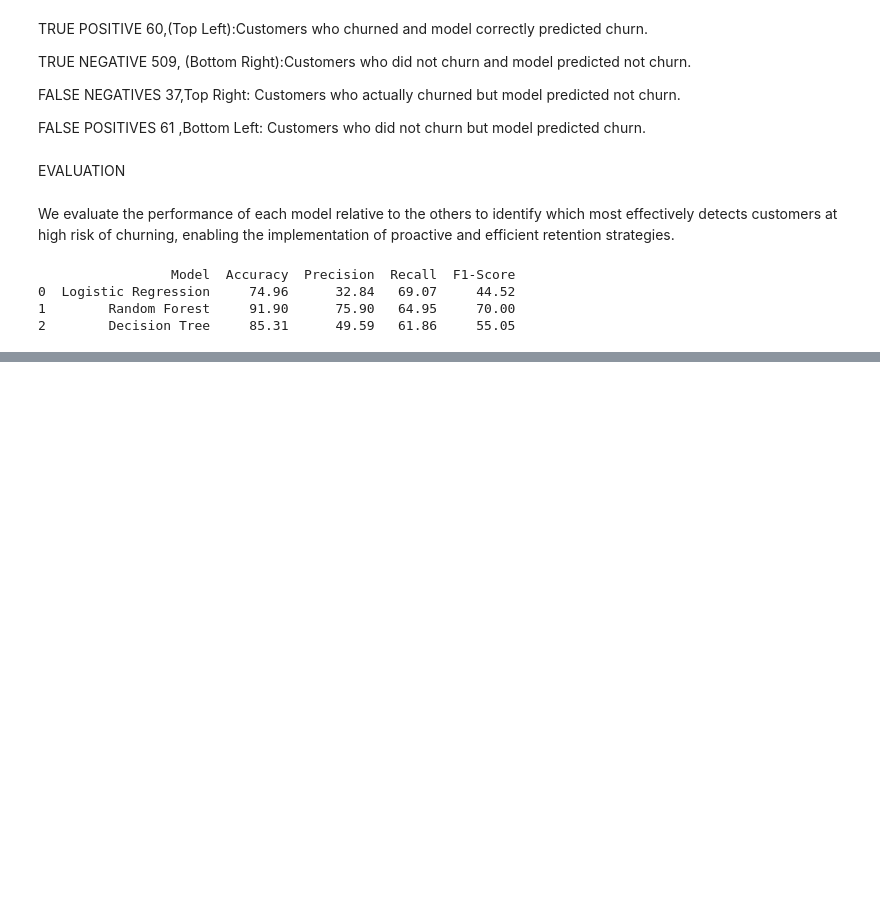
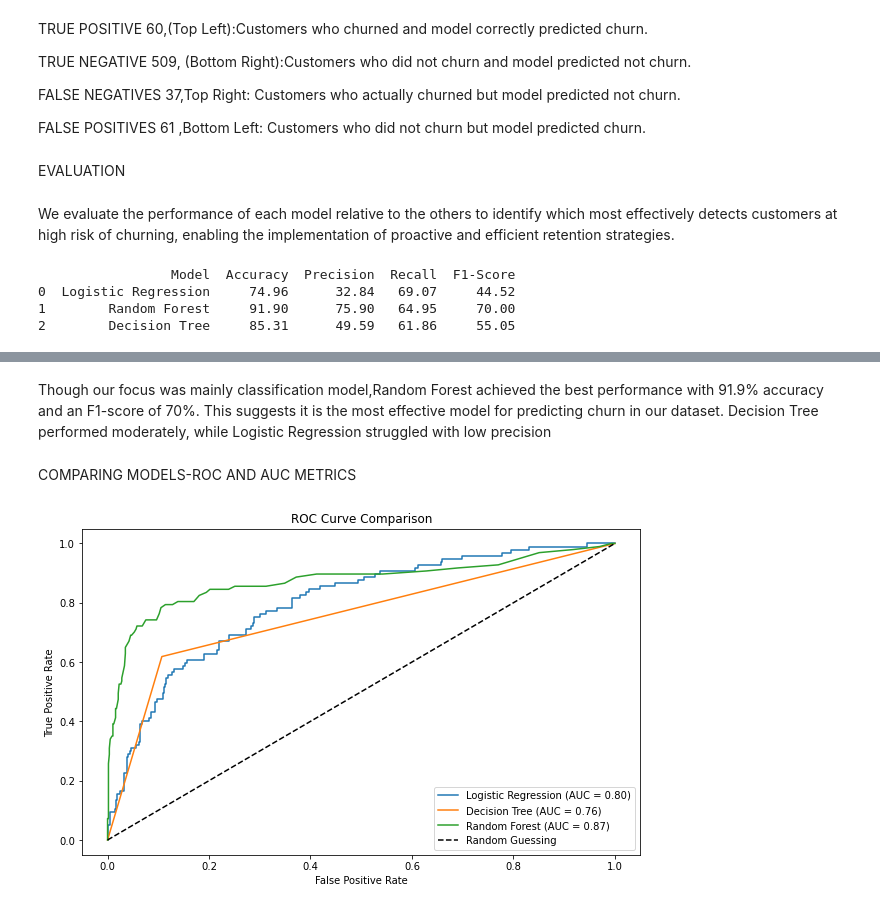
Before and after one commit to edgarowuor-tech/PHASE_THREE_CLASSIFICATION-MODEL-PROJECT, a Jupyter notebook: index.ipynb, the cells around one changed output, grey strips where cells are left out. Saved outputs shown, nothing was run; the diff lists cells and outputs as text; code cells hidden in the pictures; blank space fills up the shorter version.

```diff
--- a/index.ipynb
+++ b/index.ipynb
@@ -939,0 +939,34 @@ plt.show()
+# %% [markdown]
+Though our focus was mainly classification model,Random Forest achieved the best performance with 91.9% accuracy and an F1-score of 70%. This suggests it is the most effective model for predicting churn in our dataset. Decision Tree performed moderately, while Logistic Regression struggled with low precision
+# %% [markdown]
+COMPARING MODELS-ROC AND AUC METRICS
+# %%
+# Get predicted probabilities for ROC curve
+y_prob_lr = logistic_model.predict_proba(X_test_full)[:,1]
+y_prob_tree = dt_model.predict_proba(X_test_full)[:,1]
+y_prob_forest = rf_model.predict_proba(X_test_full)[:,1]
+
+
+# Calculate ROC curves
+fpr_lr, tpr_lr, _ = roc_curve(y_test, y_prob_lr)
+fpr_tree, tpr_tree, _ = roc_curve(y_test, y_prob_tree)
+fpr_forest, tpr_forest, _ = roc_curve(y_test, y_prob_forest)
+
+# Plot ROC curves
+plt.figure(figsize = (10,6))
+plt.plot(fpr_lr, tpr_lr, label=f"Logistic Regression (AUC = {roc_auc_score(y_test, y_prob_lr):.2f})")
+plt.plot(fpr_tree, tpr_tree, label=f"Decision Tree (AUC = {roc_auc_score(y_test, y_prob_tree):.2f})")
+plt.plot(fpr_forest, tpr_forest, label=f"Random Forest (AUC = {roc_auc_score(y_test, y_prob_forest):.2f})")
+
+
+
+# Add line for random guessing
+plt.plot([0,1], [0,1], 'k--', label="Random Guessing")
+
+plt.xlabel("False Positive Rate")
+plt.ylabel("True Positive Rate")
+plt.title("ROC Curve Comparison")
+plt.legend()
+plt.show()
+# %% [output]
+[figure, added]
```
Also changed, not shown: parts of 1 cell of this notebook.
